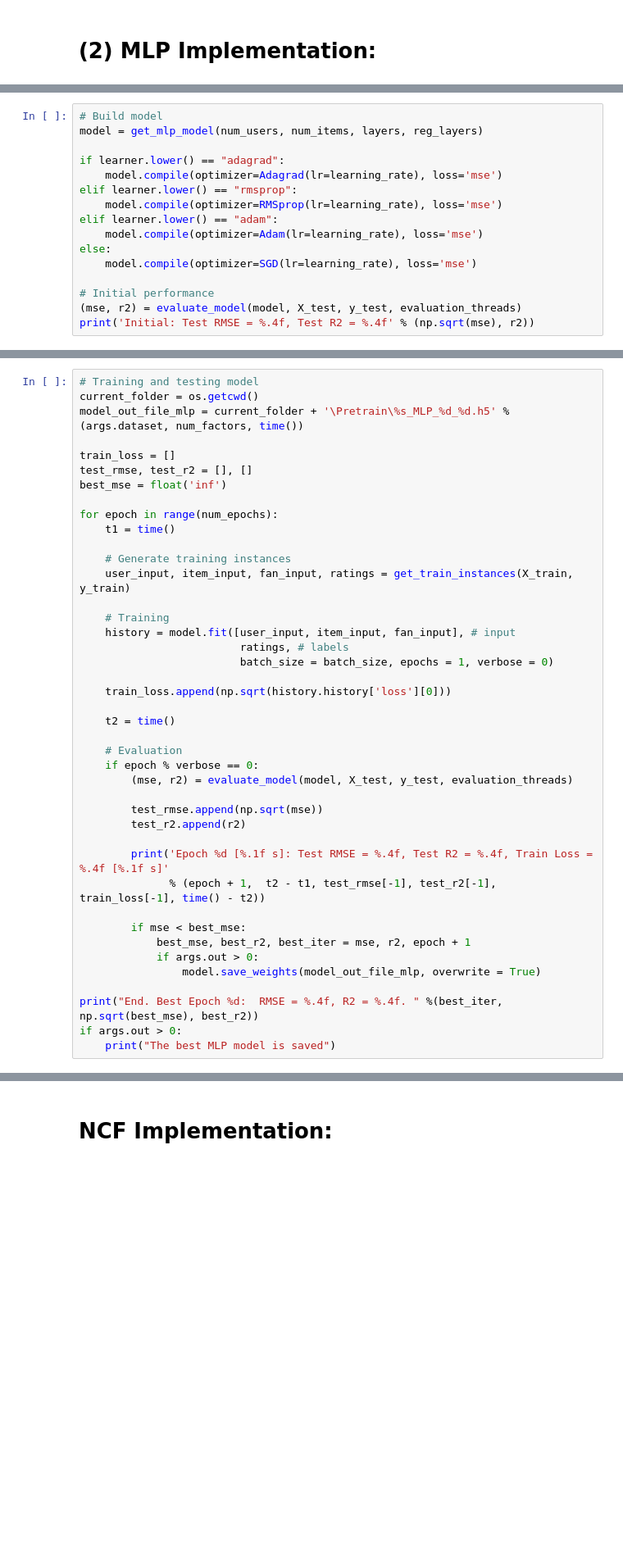
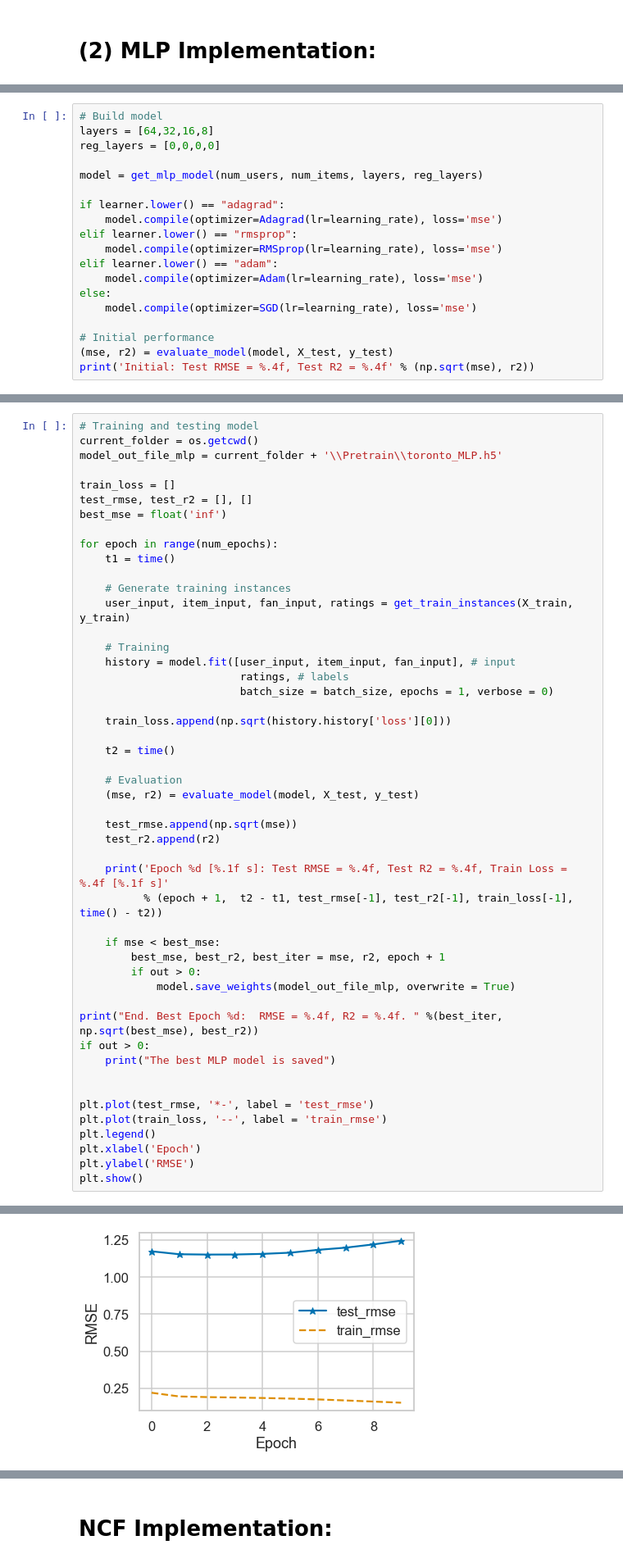
Before and after one commit to akhilesh-somani/Restaurant_Recommendation_System, a Jupyter notebook: Our_Approach.ipynb, the cells around one changed output, grey strips where cells are left out. Shown at 82% size. Drawn from its saved outputs; the diff is of its cells as text; blank space fills up the shorter version.

```diff
--- a/Our_Approach.ipynb
+++ b/Our_Approach.ipynb
@@ -461,6 +582,9 @@ def get_mlp_model(num_users, num_items, layers = [20,10], reg_layers=[0,0]):
     return model
 # %%
 # Build model
+layers = [64,32,16,8]
+reg_layers = [0,0,0,0]
+
 model = get_mlp_model(num_users, num_items, layers, reg_layers)
 
 if learner.lower() == "adagrad":
@@ -473,6 +597,6 @@ else:
     model.compile(optimizer=SGD(lr=learning_rate), loss='mse')
 
 # Initial performance
-(mse, r2) = evaluate_model(model, X_test, y_test, evaluation_threads)
+(mse, r2) = evaluate_model(model, X_test, y_test)
 print('Initial: Test RMSE = %.4f, Test R2 = %.4f' % (np.sqrt(mse), r2))
 # %% [output]
@@ -480,7 +604,7 @@ Initial: Test RMSE = 1.7727, Test R2 = -0.9042
 # %%
 # Training and testing model
 current_folder = os.getcwd()
-model_out_file_mlp = current_folder + '\Pretrain\%s_MLP_%d_%d.h5' %(args.dataset, num_factors, time())
+model_out_file_mlp = current_folder + '\\Pretrain\\toronto_MLP.h5'
 
 train_loss = []
 test_rmse, test_r2 = [], []
@@ -502,21 +626,28 @@ for epoch in range(num_epochs):
     t2 = time()
 
     # Evaluation
-    if epoch % verbose == 0:
-        (mse, r2) = evaluate_model(model, X_test, y_test, evaluation_threads)
+    (mse, r2) = evaluate_model(model, X_test, y_test)
 
-        test_rmse.append(np.sqrt(mse))
-        test_r2.append(r2)
+    test_rmse.append(np.sqrt(mse))
+    test_r2.append(r2)
 
-        print('Epoch %d [%.1f s]: Test RMSE = %.4f, Test R2 = %.4f, Train Loss = %.4f [%.1f s]'
-              % (epoch + 1,  t2 - t1, test_rmse[-1], test_r2[-1], train_loss[-1], time() - t2))
+    print('Epoch %d [%.1f s]: Test RMSE = %.4f, Test R2 = %.4f, Train Loss = %.4f [%.1f s]'
+          % (epoch + 1,  t2 - t1, test_rmse[-1], test_r2[-1], train_loss[-1], time() - t2))
 
-        if mse < best_mse:
-            best_mse, best_r2, best_iter = mse, r2, epoch + 1
-            if args.out > 0:
-                model.save_weights(model_out_file_mlp, overwrite = True)
+    if mse < best_mse:
+        best_mse, best_r2, best_iter = mse, r2, epoch + 1
+        if out > 0:
+            model.save_weights(model_out_file_mlp, overwrite = True)
 
 print("End. Best Epoch %d:  RMSE = %.4f, R2 = %.4f. " %(best_iter, np.sqrt(best_mse), best_r2))
-if args.out > 0:
+if out > 0:
     print("The best MLP model is saved")
+
+
+plt.plot(test_rmse, '*-', label = 'test_rmse')
+plt.plot(train_loss, '--', label = 'train_rmse')
+plt.legend()
+plt.xlabel('Epoch')
+plt.ylabel('RMSE')
+plt.show()
 # %% [output]
@@ -538,0 +666 @@ End. Best Epoch 2:  RMSE = 1.1529, R2 = 0.1946.
+[figure, added]
```
Also changed, not shown: parts of 34 cells of this notebook.
